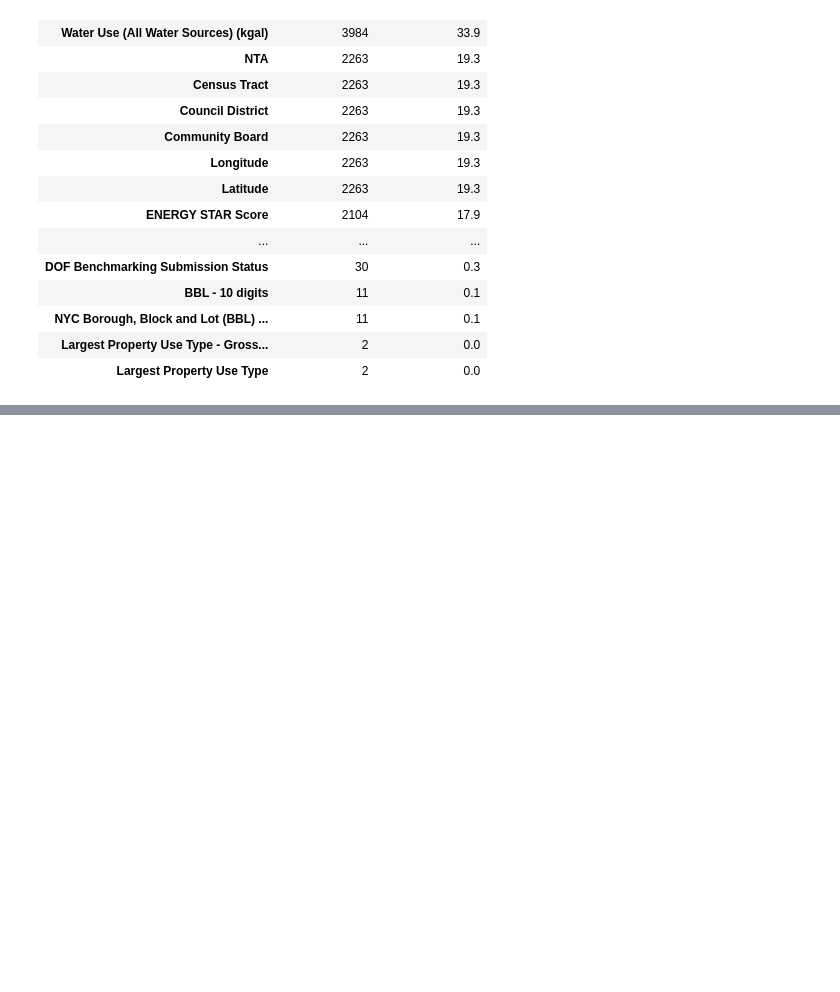
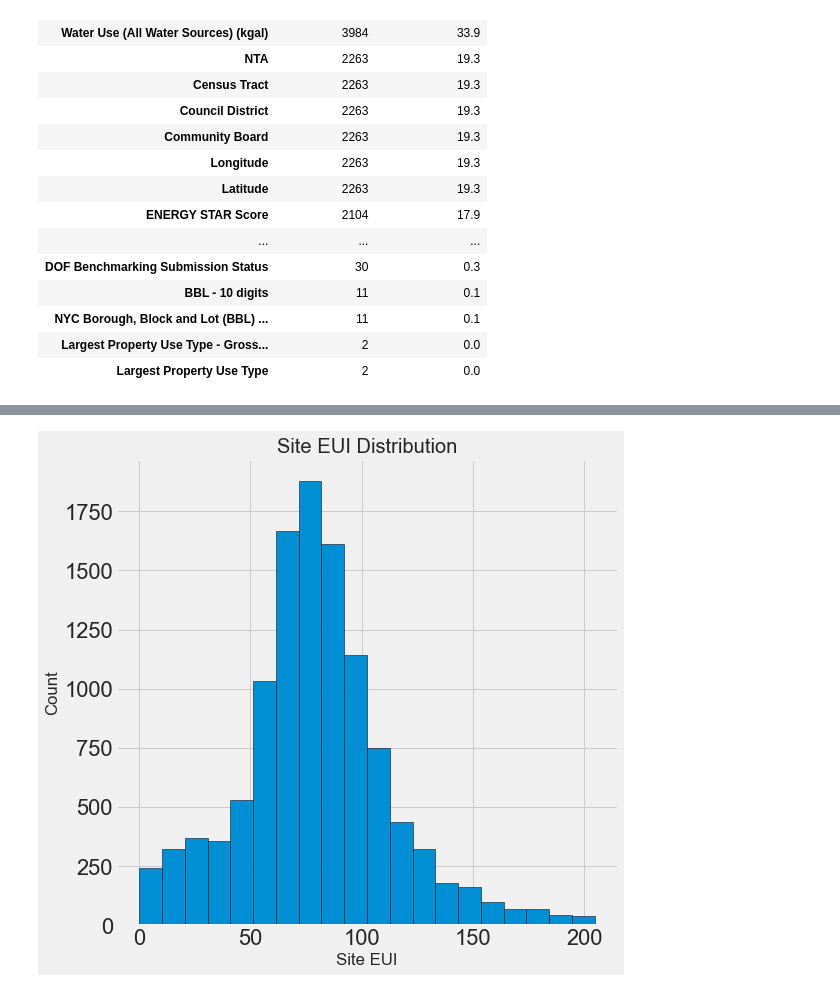
Before and after one commit to Jared-Glenn/Machine_Learning_Project_Walkthrough, a Jupyter notebook: ml_walkthrough.ipynb, the cells around one changed output, grey strips where cells are left out. Cells and saved outputs as stored; diff of their text form; code cells hidden in the pictures; blank space fills up the shorter version.

```diff
--- a/ml_walkthrough.ipynb
+++ b/ml_walkthrough.ipynb
@@ -215,0 +255,19 @@ plt.xlabel
+# %%
+# Calculate first and third quartile
+first_quartile = data['Site EUI (kBtu/ft²)'].describe()['25%']
+third_quartile = data['Site EUI (kBtu/ft²)'].describe()['75%']
+
+# Interquartile range
+iqr = third_quartile - first_quartile
+
+# Remove outliers
+data = data[(data['Site EUI (kBtu/ft²)'] > (first_quartile - 3 * iqr)) &
+            (data['Site EUI (kBtu/ft²)'] < (third_quartile + 3 * iqr))]
+# %%
+# Histogram Plot of Site EUI
+figsize(8, 8)
+plt.hist(data['Site EUI (kBtu/ft²)'].dropna(), bins = 20, edgecolor = 'black');
+plt.xlabel('Site EUI');
+plt.ylabel('Count'); plt.title('Site EUI Distribution');
+# %% [output]
+[figure, added]
```
Also changed, not shown: parts of 5 cells of this notebook.
